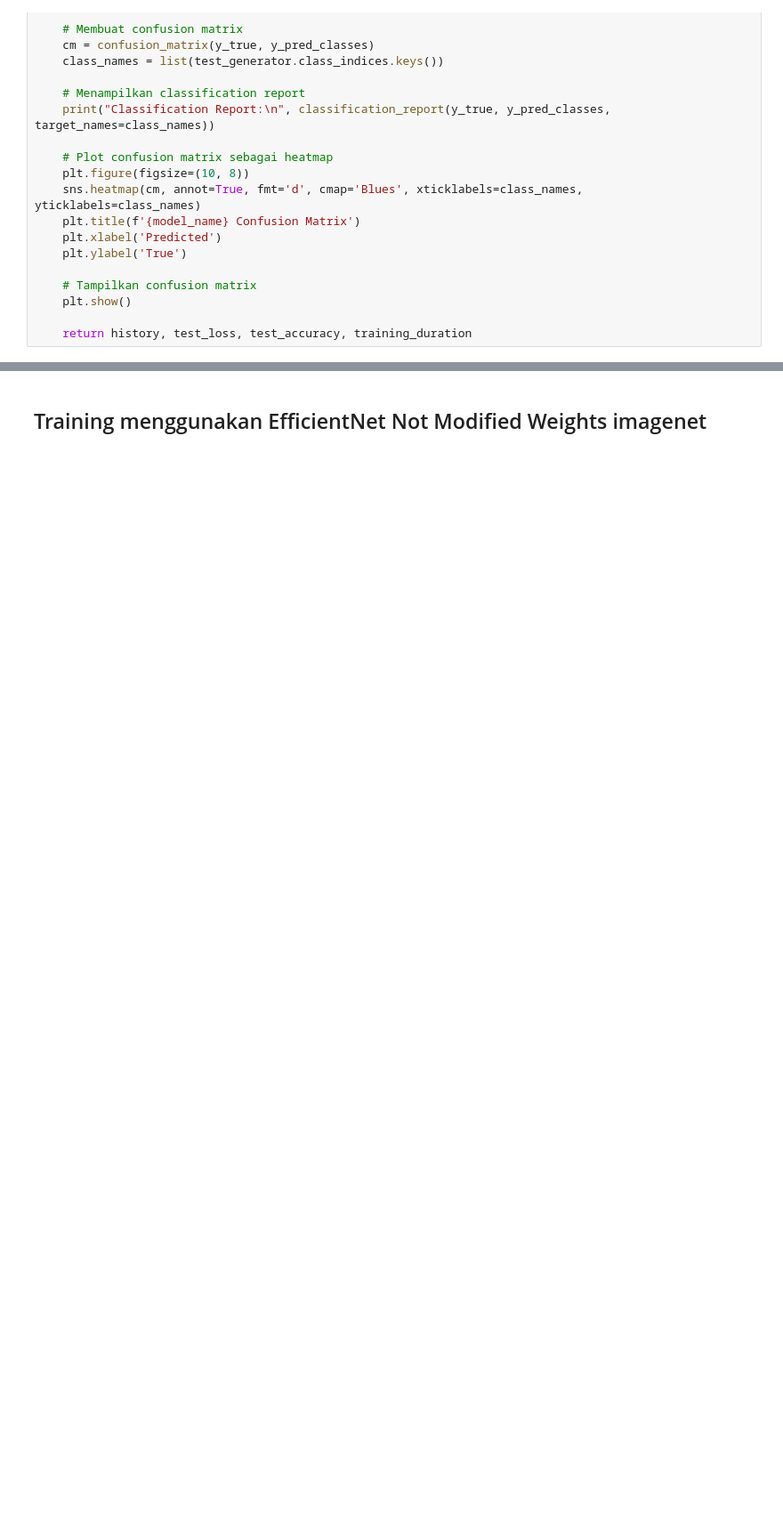
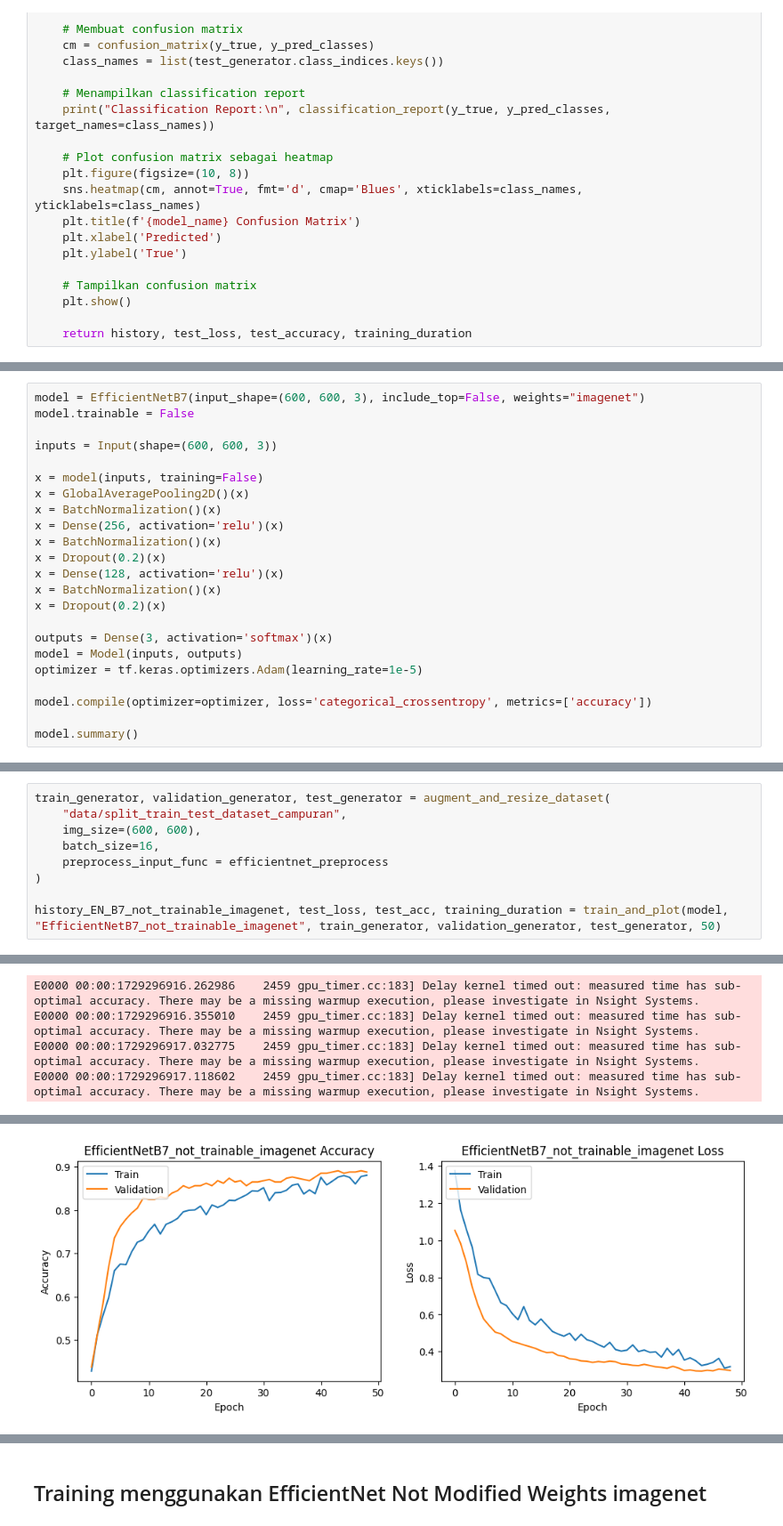
Before and after one commit to AbiyaMakruf/TelU-Tubes-TugasAkhir-KlasifikasiPenyakitTanamanApel, a Jupyter notebook: modifikasi.ipynb, the cells around one changed output, grey strips where cells are left out. Shown: that part at 89% size. Saved outputs shown, nothing was run; the diff lists cells and outputs as text; blank space fills up the shorter version.

Commit message:
edit: melakukan re training terhadap efficientNetB7 modifikasi. add: menambahkan .sh agar otomasi mengupgrade pip dan cuda

```diff
--- a/modifikasi.ipynb
+++ b/modifikasi.ipynb
@@ -1045,0 +1031,23 @@ def train_and_plot(model, model_name, train_generator, validation_generator, tes
+# %%
+model = EfficientNetB7(input_shape=(600, 600, 3), include_top=False, weights="imagenet")
+model.trainable = False
+
+inputs = Input(shape=(600, 600, 3))
+
+x = model(inputs, training=False)
+x = GlobalAveragePooling2D()(x)
+x = BatchNormalization()(x)
+x = Dense(256, activation='relu')(x)
+x = BatchNormalization()(x)
+x = Dropout(0.2)(x)
+x = Dense(128, activation='relu')(x)
+x = BatchNormalization()(x)
+x = Dropout(0.2)(x)
+
+outputs = Dense(3, activation='softmax')(x)
+model = Model(inputs, outputs)
+optimizer = tf.keras.optimizers.Adam(learning_rate=1e-5)
+
+model.compile(optimizer=optimizer, loss='categorical_crossentropy', metrics=['accuracy'])
+
+model.summary()
@@ -1045,0 +1076,10 @@ def train_and_plot(model, model_name, train_generator, validation_generator, tes
+# %%
+train_generator, validation_generator, test_generator = augment_and_resize_dataset(
+    "data/split_train_test_dataset_campuran",
+    img_size=(600, 600),
+    batch_size=16,
+    preprocess_input_func = efficientnet_preprocess
+)
+
+history_EN_B7_not_trainable_imagenet, test_loss, test_acc, training_duration = train_and_plot(model, "EfficientNetB7_not_trainable_imagenet", train_generator, validation_generator, test_generator, 50)
+# %% [output]
@@ -1045,0 +1108,4 @@ def train_and_plot(model, model_name, train_generator, validation_generator, tes
+E0000 00:00:1729296916.262986    2459 gpu_timer.cc:183] Delay kernel timed out: measured time has sub-optimal accuracy. There may be a missing warmup execution, please investigate in Nsight Systems.
+E0000 00:00:1729296916.355010    2459 gpu_timer.cc:183] Delay kernel timed out: measured time has sub-optimal accuracy. There may be a missing warmup execution, please investigate in Nsight Systems.
+E0000 00:00:1729296917.032775    2459 gpu_timer.cc:183] Delay kernel timed out: measured time has sub-optimal accuracy. There may be a missing warmup execution, please investigate in Nsight Systems.
+E0000 00:00:1729296917.118602    2459 gpu_timer.cc:183] Delay kernel timed out: measured time has sub-optimal accuracy. There may be a missing warmup execution, please investigate in Nsight Systems.
@@ -1045,0 +1139 @@ def train_and_plot(model, model_name, train_generator, validation_generator, tes
+[figure, added]
```
Also changed, not shown: parts of 24 cells of this notebook, 2 other files.
